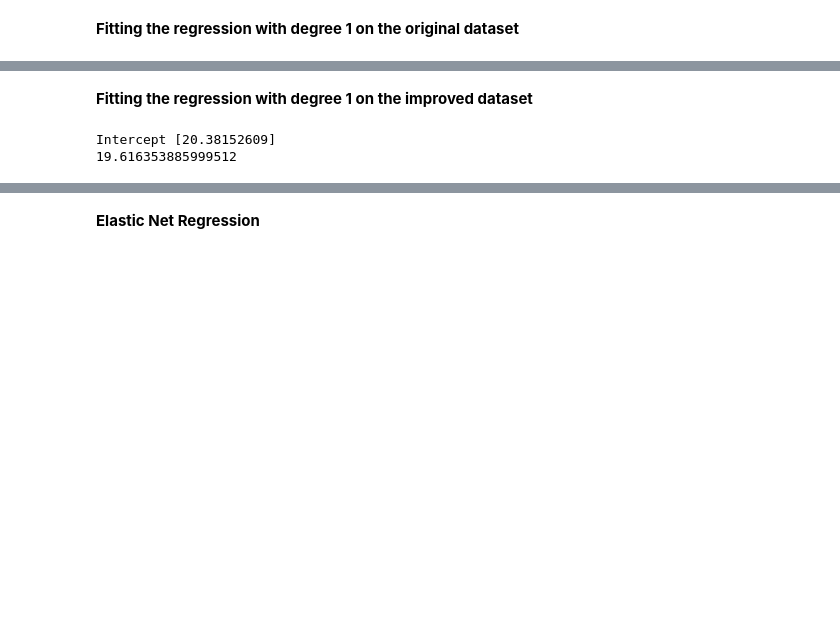
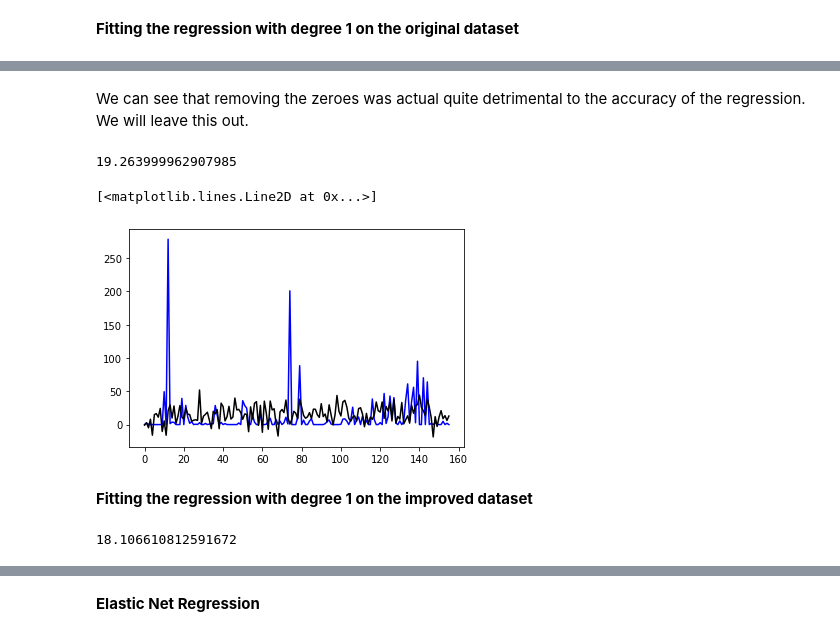
Before and after one commit to CrepeTown/ForestFireBurnAreaPrediction, a Jupyter notebook: Forest Fire Burn Area Prediction - CS345 Final Project.ipynb, the cells around one changed output, grey strips where cells are left out. Drawn from its saved outputs; the diff is of its cells as text; code cells hidden in the pictures; blank space fills up the shorter version.

```diff
--- a/Forest Fire Burn Area Prediction - CS345 Final Project.ipynb
+++ b/Forest Fire Burn Area Prediction - CS345 Final Project.ipynb
@@ -46,0 +51,11 @@ Mean Correlation w/ removal: 0.04573775696608803
+# %%
+from sklearn.model_selection import GridSearchCV
+
+linreg = LinearRegression()
+
+param_grid = {'fit_intercept': [True, False],
+              'normalize': [True, False]}
+
+classifier = GridSearchCV(linreg, param_grid)
+
+classifier.fit(X, Y);
@@ -60,3 +94,21 @@ np.mean(np.abs(y_pred-y_test)) #Error calculation
+# %% [markdown]
+We can see that removing the zeroes was actual quite detrimental to the accuracy of the regression. We will leave this out.
+# %%
+X_train, X_test, y_train, y_test = train_test_split(X, Y, test_size=.3, random_state = 2)
+linreg = LinearRegression(fit_intercept=False, normalize=True)
+linreg.fit(X_train, y_train)
+
+y_pred = linreg.predict(X_test)
+# %%
+np.mean(np.abs(y_pred-y_test)) #Error calculation
+# %% [output]
+19.263999962907985
+# %%
+plt.plot(y_test, color='blue')
+plt.plot(y_pred, color='black')
+# %% [output]
+[<matplotlib.lines.Line2D at 0x...>]
+[figure, added]
 # %% [markdown]
 **Fitting the regression with degree 1 on the improved dataset**
 # %%
@@ -72,8 +124,6 @@ linreg = LinearRegression()
 linreg.fit(X_train, y_train)
 y_pred = linreg.predict(X_test)
 # %%
-print('Intercept', linreg.intercept_)
 print(np.mean(np.abs(y_pred-y_test))) #Error calculation
 # %% [output]
-Intercept [20.38152609]
-19.616353885999512
+18.106610812591672
```
Also changed, not shown: parts of 21 cells of this notebook.
